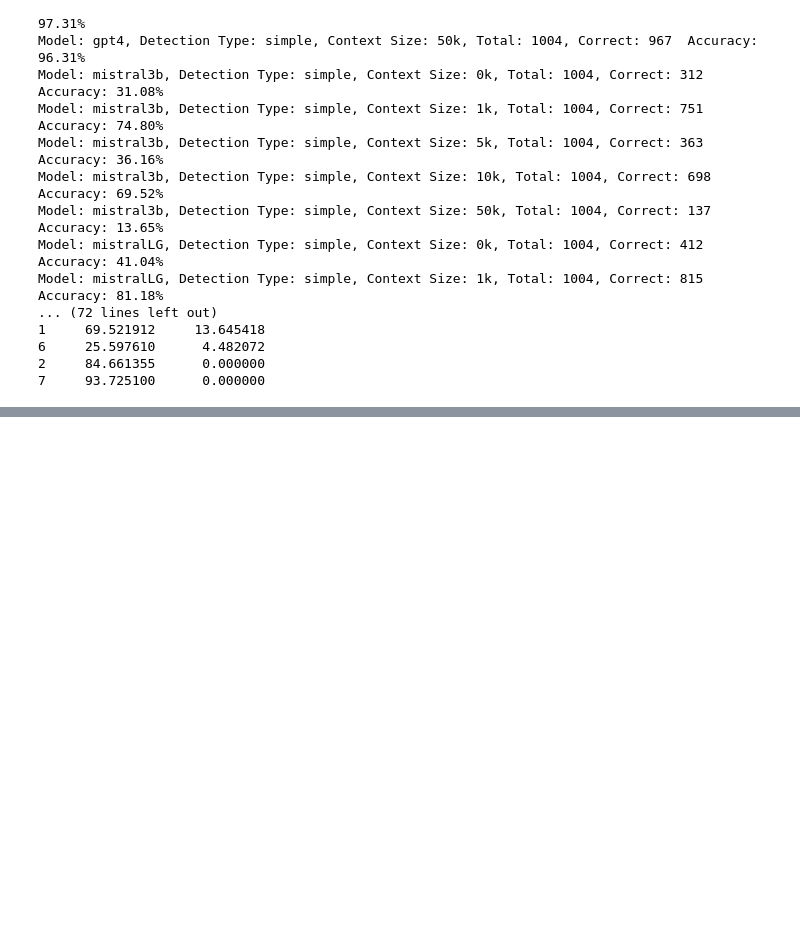
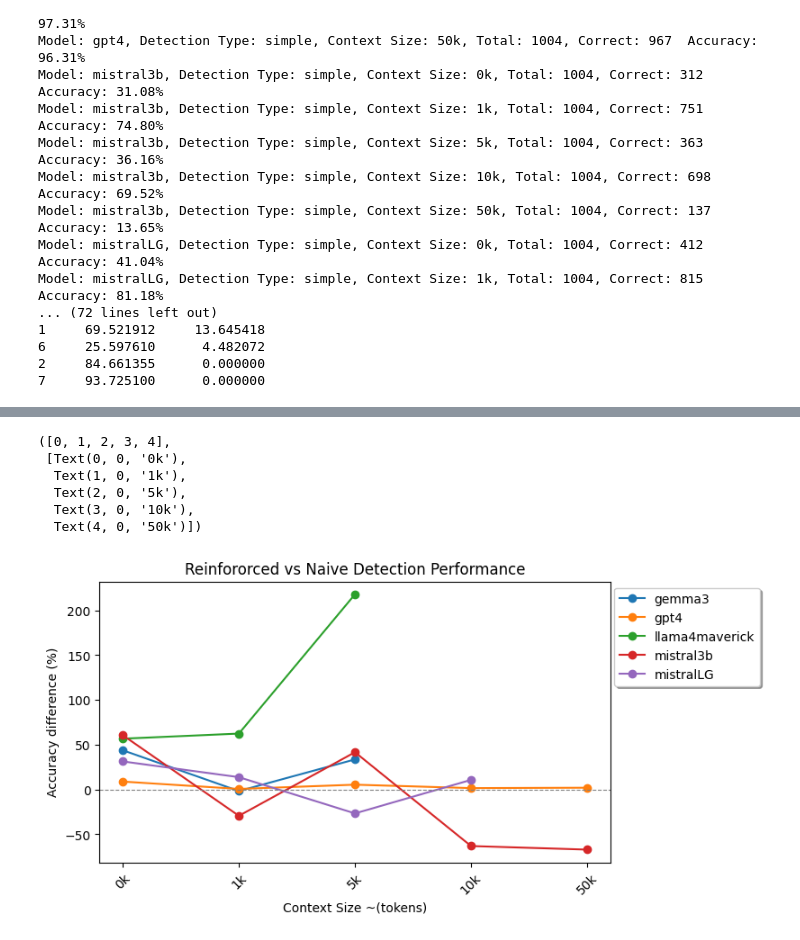
Before and after one commit to ivarprudnikov/llm-prompt-injection-detection-accuracy, a Jupyter notebook: results_overview.ipynb, the cells around one changed output, grey strips where cells are left out. Cells and saved outputs as stored; diff of their text form; code cells hidden in the pictures; blank space fills up the shorter version.

```diff
--- a/results_overview.ipynb
+++ b/results_overview.ipynb
@@ -190,0 +250,51 @@ plt.xticks(rotation=45)
+# %%
+
+# group by model, drop detection_type column and when merging accuracy_0k, accuracy_1k, accuracy_5k, accuracy_10k, accuracy_50k columns calculate the percentage difference between them
+overview_by_model['accuracy_0k_diff'] = overview_by_model.groupby('model')['accuracy_0k'].pct_change().fillna(0) * 100
+overview_by_model['accuracy_1k_diff'] = overview_by_model.groupby('model')['accuracy_1k'].pct_change().fillna(0) * 100
+overview_by_model['accuracy_5k_diff'] = overview_by_model.groupby('model')['accuracy_5k'].pct_change().fillna(0) * 100
+overview_by_model['accuracy_10k_diff'] = overview_by_model.groupby('model')['accuracy_10k'].pct_change().fillna(0) * 100
+overview_by_model['accuracy_50k_diff'] = overview_by_model.groupby('model')['accuracy_50k'].pct_change().fillna(0) * 100
+
+detection_diffs = overview_by_model[['model', 'accuracy_0k_diff', 'accuracy_1k_diff', 'accuracy_5k_diff', 'accuracy_10k_diff', 'accuracy_50k_diff']]
+# drop rows where all differences are 0
+detection_diffs = detection_diffs[(detection_diffs[['accuracy_0k_diff', 'accuracy_1k_diff', 'accuracy_5k_diff', 'accuracy_10k_diff', 'accuracy_50k_diff']] != 0).any(axis=1)]
+detection_diffs.reset_index(drop=True, inplace=True)
+detection_diffs
+
+# plot the differences
+fig, ax = plt.subplots(layout='constrained')
+for idx, row in detection_diffs.iterrows():
+    row_data = [
+        ['0k', '1k', '5k', '10k', '50k'],
+        [row['accuracy_0k_diff'], row['accuracy_1k_diff'], row['accuracy_5k_diff'], row['accuracy_10k_diff'], row['accuracy_50k_diff']]
+    ]
+    # iterate row_data accuracy from the back and remove any 0 values
+    # also pop the corresponding element from the first list
+    for i in range(len(row_data[1]) - 1, -1, -1):
+        if row_data[1][i] == 0:
+            row_data[0].pop(i)
+            row_data[1].pop(i)
+
+    ax.plot(row_data[0], row_data[1], color=pick_color(row['model']), marker='o', label=f"{row['model']}")
+
+# add a horizontal line at 0
+ax.axhline(0, color='gray', linestyle='--', linewidth=0.8)
+
+ax.set_xlabel('Context Size ~(tokens)')
+ax.set_ylabel('Accuracy difference (%)')
+ax.set_title('Reinfororced vs Naive Detection Performance')
+# put legend to the right of the plot in one culumn
+ax.legend(loc='upper center', bbox_to_anchor=(1.15, 1),
+          fancybox=True, shadow=True, ncol=1)
+fig.set_figwidth(8)
+fig.set_figheight(4)
+plt.xticks(rotation=45)
+# %% [output]
+([0, 1, 2, 3, 4],
+ [Text(0, 0, '0k'),
+  Text(1, 0, '1k'),
+  Text(2, 0, '5k'),
+  Text(3, 0, '10k'),
+  Text(4, 0, '50k')])
+[figure, added]
```
Also changed, not shown: parts of 2 cells of this notebook.
